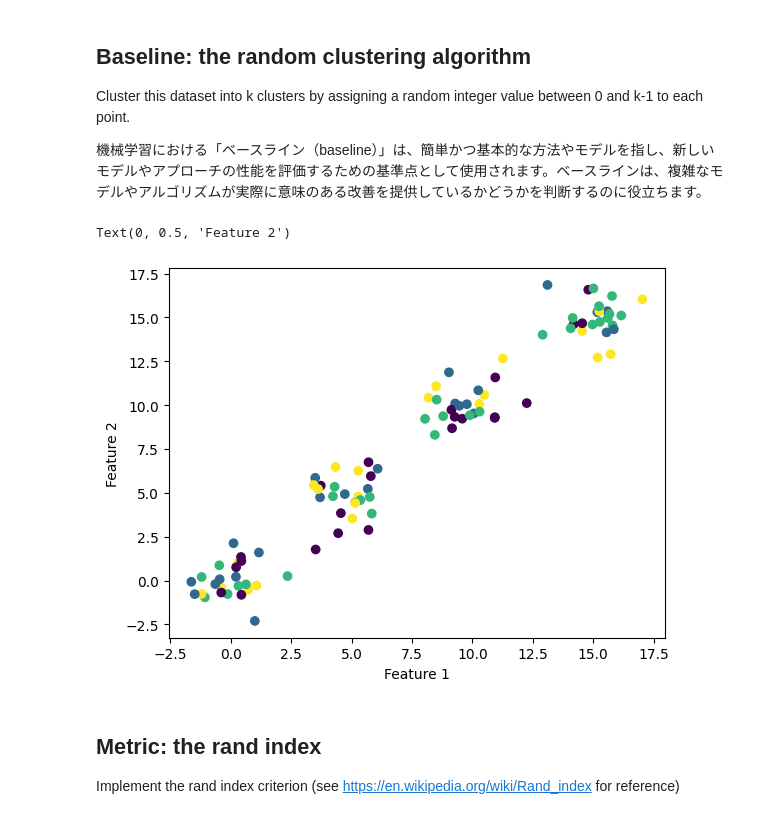
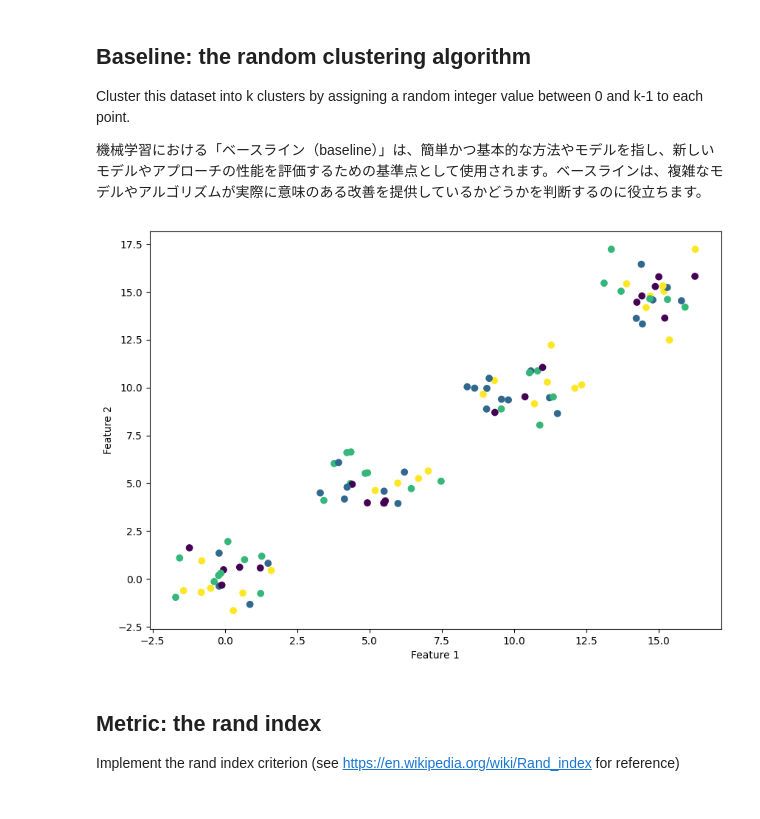
Before and after one commit to soso0024/python-ARTIN, a Jupyter notebook: Lab1/so_onishi_artinClustering.ipynb, the cells around one changed output. Drawn from its saved outputs; the diff is of its cells as text; code cells hidden in the pictures.

```diff
--- a/Lab1/so_onishi_artinClustering.ipynb
+++ b/Lab1/so_onishi_artinClustering.ipynb
@@ -87,13 +91,10 @@ pred_labels = generate_random_labels(4, len(points))
 
 # 確認用
 # print(pred_labels)
-# %%
-plt.scatter(points[:, 0], points[:, 1], c=pred_labels)
-plt.xlabel("Feature 1")
-plt.ylabel("Feature 2")
-# %% [output]
-Text(0, 0.5, 'Feature 2')
-[figure, removed]
+# %%
+print_clusters(points, pred_labels)
+# %% [output]
+[figure, added]
 # %% [markdown]
 ## Metric: the rand index
 
```
Also changed, not shown: parts of 20 cells of this notebook, 1 other file.
